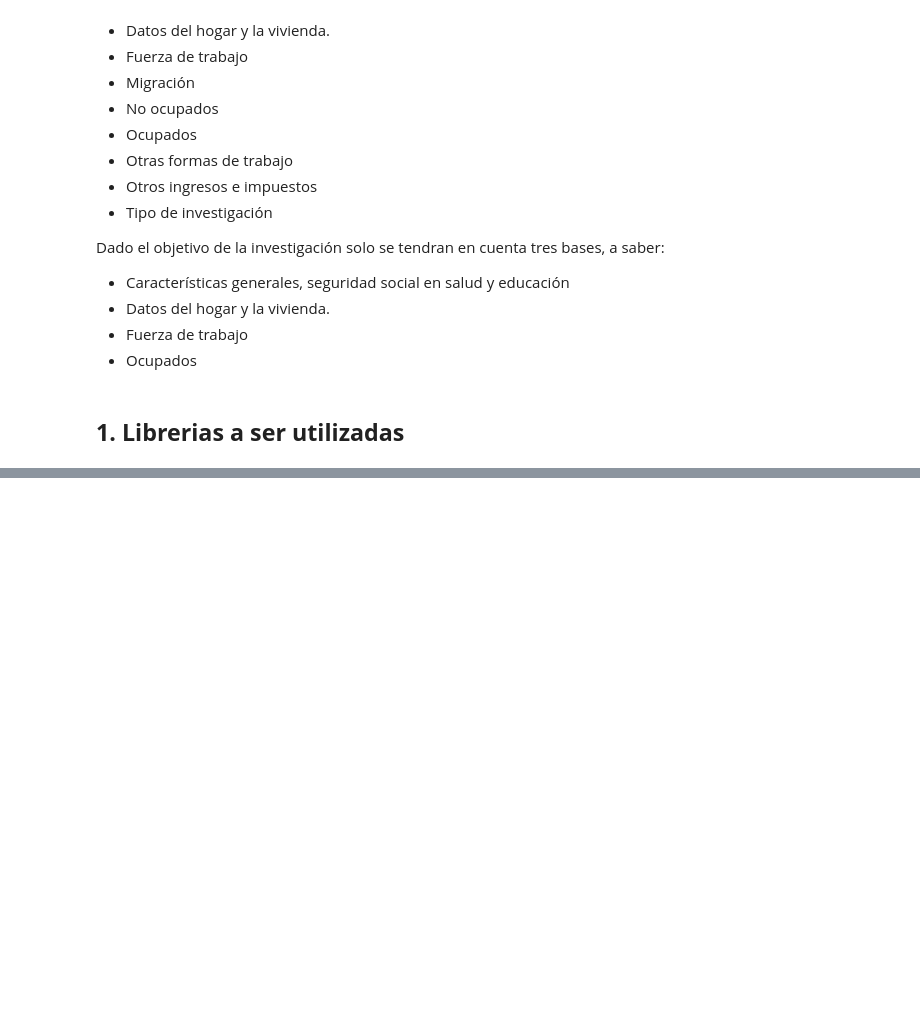
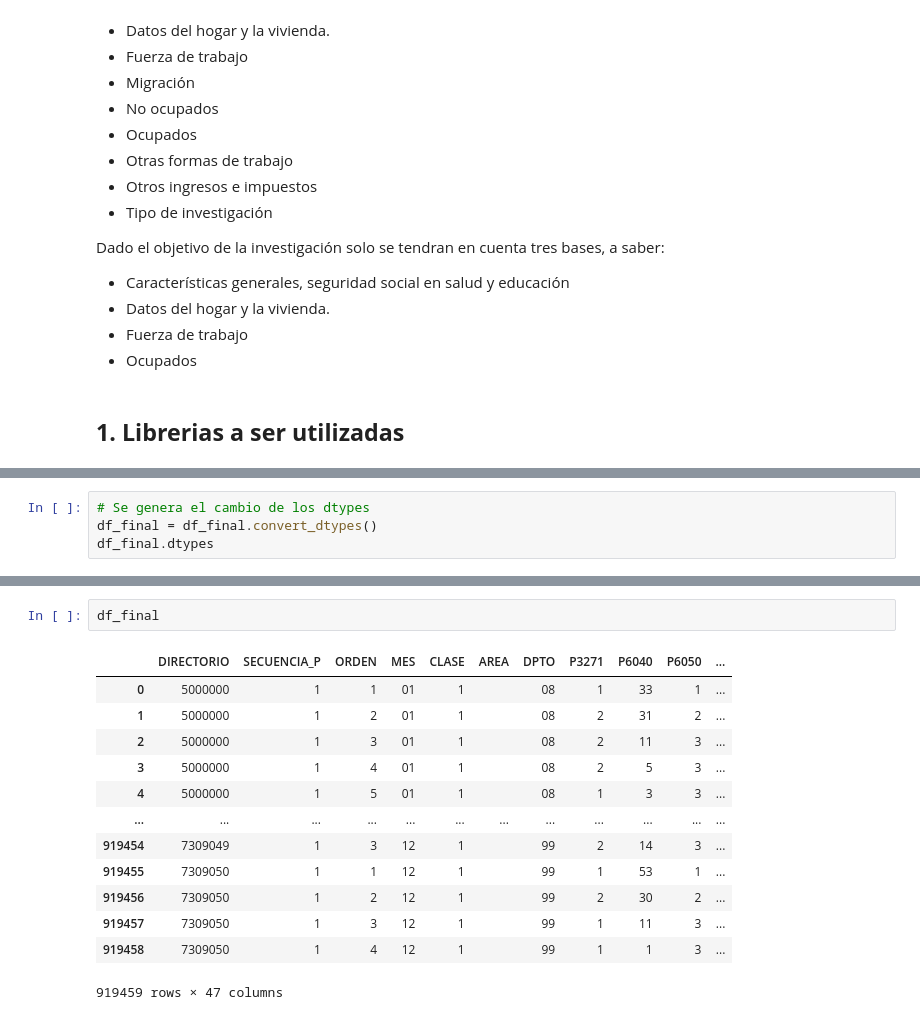
Before and after one commit to caavila96/Informalidad_GEIH_2022, a Jupyter notebook: informalidad_GEIH.ipynb, the cells around one changed output, grey strips where cells are left out. Saved outputs shown, nothing was run; the diff lists cells and outputs as text; blank space fills up the shorter version.

```diff
--- a/informalidad_GEIH.ipynb
+++ b/informalidad_GEIH.ipynb
@@ -103,0 +172,4 @@ Index(['DIRECTORIO', 'SECUENCIA_P', 'ORDEN', 'P6016', 'P3271', 'P6030S1',
+# %%
+# Se genera el cambio de los dtypes
+df_final = df_final.convert_dtypes()
+df_final.dtypes
@@ -103,0 +194,16 @@ Index(['DIRECTORIO', 'SECUENCIA_P', 'ORDEN', 'P6016', 'P3271', 'P6030S1',
+# %%
+df_final
+# %% [output]
+|  | DIRECTORIO | SECUENCIA_P | ORDEN | MES | CLASE | AREA | DPTO | P3271 | P6040 | P6050 | ... |
+| 0 | 5000000 | 1 | 1 | 01 | 1 |  | 08 | 1 | 33 | 1 | ... |
+| 1 | 5000000 | 1 | 2 | 01 | 1 |  | 08 | 2 | 31 | 2 | ... |
+| 2 | 5000000 | 1 | 3 | 01 | 1 |  | 08 | 2 | 11 | 3 | ... |
+| 3 | 5000000 | 1 | 4 | 01 | 1 |  | 08 | 2 | 5 | 3 | ... |
+| 4 | 5000000 | 1 | 5 | 01 | 1 |  | 08 | 1 | 3 | 3 | ... |
+| ... | ... | ... | ... | ... | ... | ... | ... | ... | ... | ... | ... |
+| 919454 | 7309049 | 1 | 3 | 12 | 1 |  | 99 | 2 | 14 | 3 | ... |
+| 919455 | 7309050 | 1 | 1 | 12 | 1 |  | 99 | 1 | 53 | 1 | ... |
+| 919456 | 7309050 | 1 | 2 | 12 | 1 |  | 99 | 2 | 30 | 2 | ... |
+| 919457 | 7309050 | 1 | 3 | 12 | 1 |  | 99 | 1 | 11 | 3 | ... |
+| 919458 | 7309050 | 1 | 4 | 12 | 1 |  | 99 | 1 | 1 | 3 | ... |
+919459 rows × 47 columns
```
Also changed, not shown: parts of 22 cells of this notebook.
